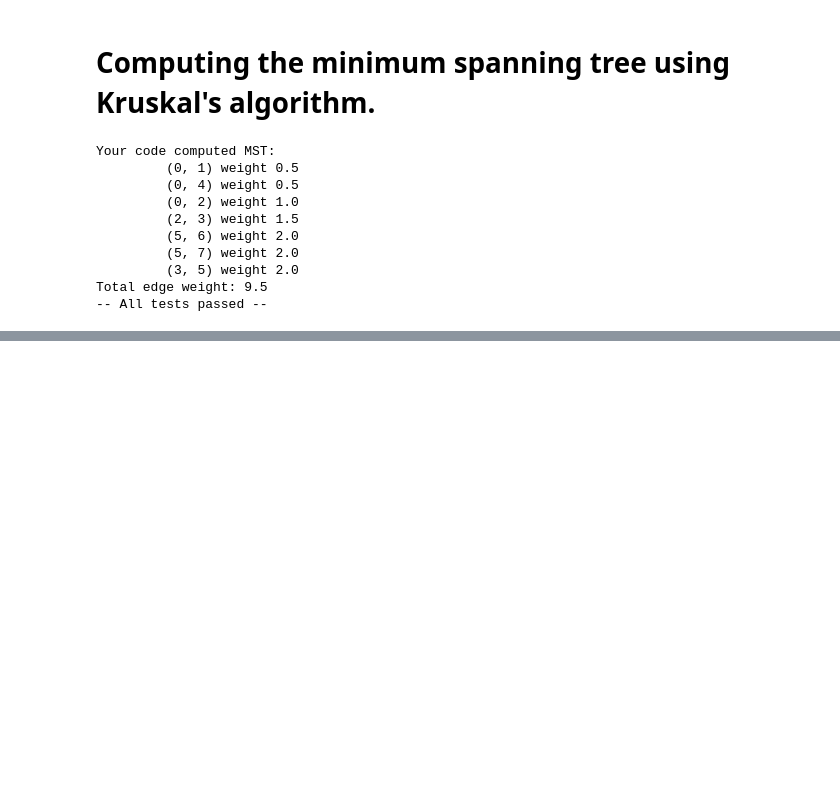
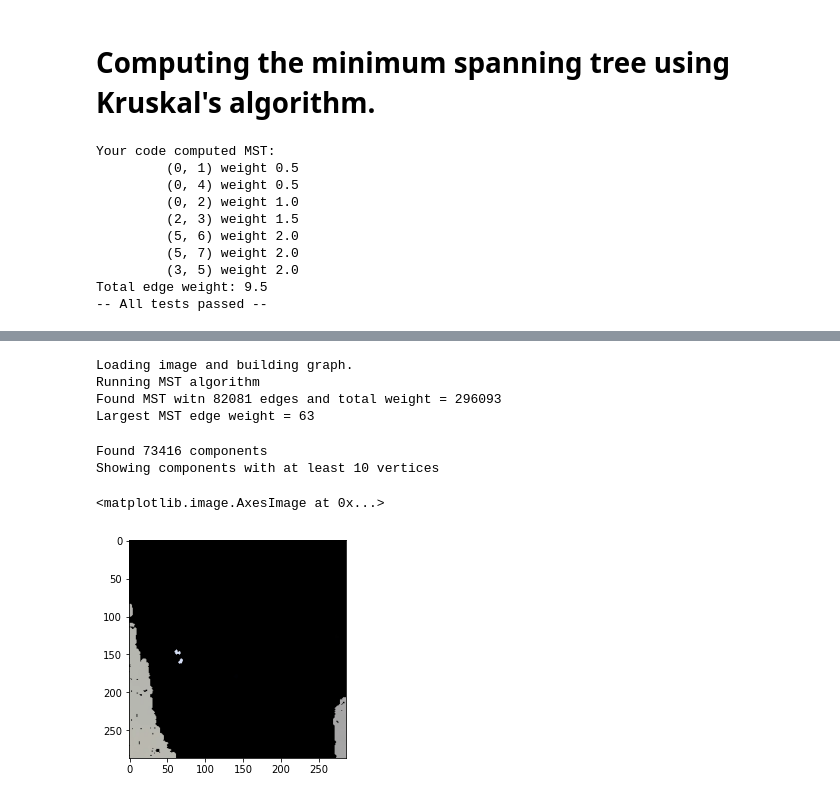
Before and after one commit to Ritesh7766/Trees-and-Graphs, a Jupyter notebook: Union-FInd-DS.ipynb, the cells around one changed output, grey strips where cells are left out. Saved outputs shown, nothing was run; the diff lists cells and outputs as text; code cells hidden in the pictures; blank space fills up the shorter version.

```diff
--- a/Union-FInd-DS.ipynb
+++ b/Union-FInd-DS.ipynb
@@ -127,7 +127,6 @@ class UndirectedGraph:
 def compute_scc(g, W): # W is the weight threshold.
     d = DisjointForests(g.n)
     for i in range(len(g.vertex_data)):
-        g.vertex_data[i] = i
         d.make_set(i)
     for u, v, w in g.edges:
         if w <= W:
@@ -248,0 +315,43 @@ Total edge weight: 9.5
+# %%
+print('Loading image and building graph.')
+g = load_image_and_make_graph('test.png')
+print('Running MST algorithm')
+(mst_edges, mst_weight) = compute_mst(g)
+print(f'Found MST witn {len(mst_edges)} edges and total weight = {mst_weight}')
+max_mst_edge_weight= max(mst_edges, key=lambda e: e[2])
+print(f'Largest MST edge weight = {max_mst_edge_weight[2]}')
+# %% [output]
+Loading image and building graph.
+Running MST algorithm
+Found MST witn 82081 edges and total weight = 296093
+Largest MST edge weight = 63
+# %%
+import numpy as np
+
+def visualize_components(orig_img, g, components_dict):
+    (w, h, channels) = orig_img.shape
+    new_img = np.zeros((w, h, channels), np.uint8)
+    count = 0
+    delta = 10
+    for (key, vert_set) in components_dict.items():
+        if len(vert_set) >= 10:
+            (i, j) = g.get_vertex_data(key)
+            rgb_px = orig_img[j, i]
+            rgb_colour = [int(rgb_px[i]) for i in range(3)]
+            count += 1
+            for s in vert_set:
+                (i,j) = g.get_vertex_data(s)
+                cv2.circle(new_img, (i,j), 1, rgb_colour, -1)
+    return new_img
+# %%
+W0 = 0.01* max_mst_edge_weight[2]
+res = compute_scc(g, W0)
+print(f'Found {len(res)} components')
+print('Showing components with at least 10 vertices')
+new_img= visualize_components(img, g, res)
+plt.imshow(new_img) # show the image on the screen
+# %% [output]
+Found 73416 components
+Showing components with at least 10 vertices
+<matplotlib.image.AxesImage at 0x...>
+[figure, added]
```
Also changed, not shown: parts of 14 cells of this notebook, 1 other file.
